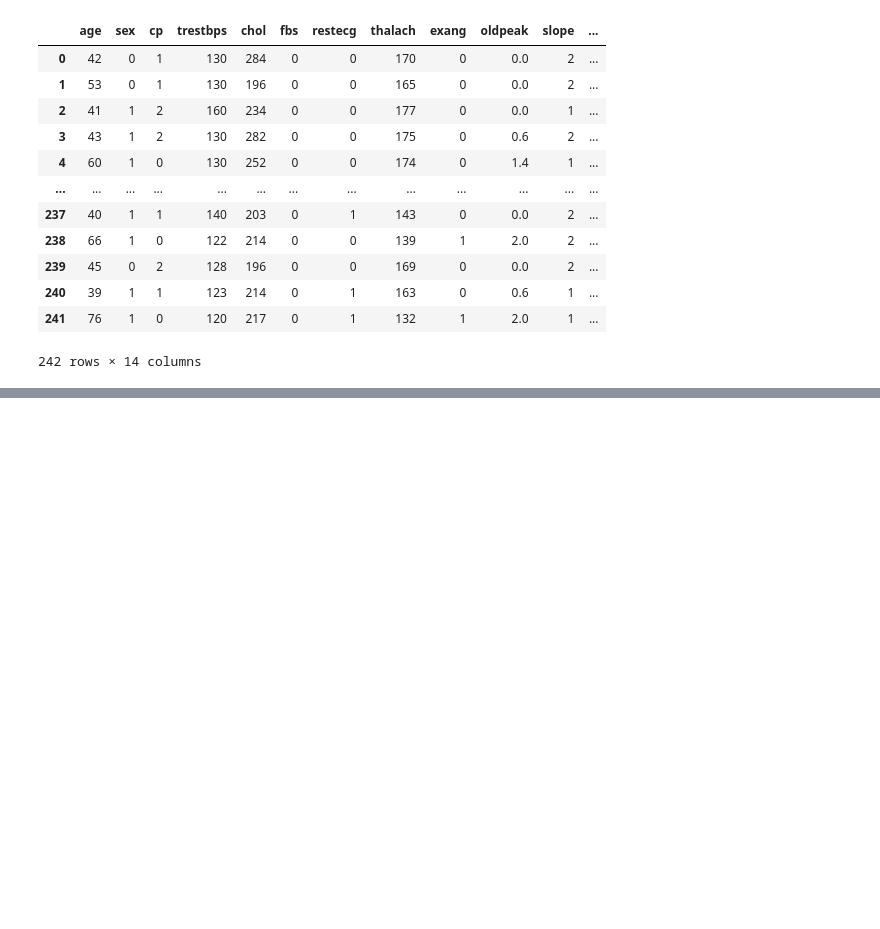
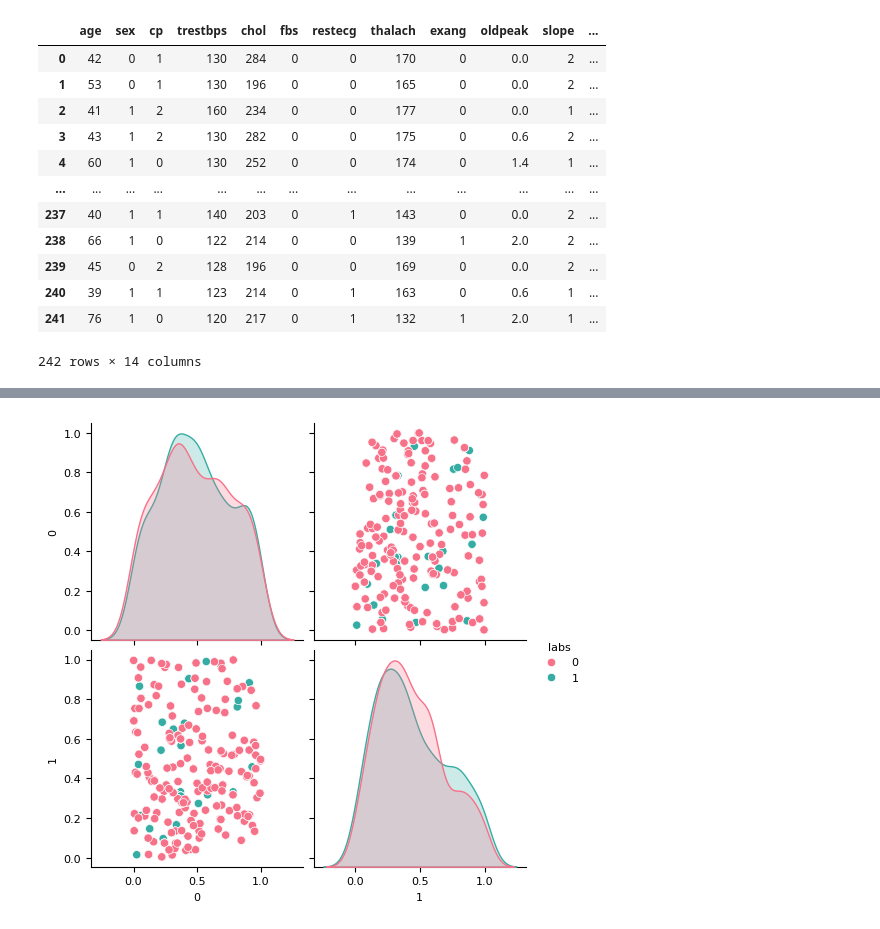
Before and after one commit to notna07/disjoint-synthetic-data-generation, a Jupyter notebook: 00_tutorial.ipynb, the cells around one changed output, grey strips where cells are left out. Cells and saved outputs as stored; diff of their text form; code cells hidden in the pictures; blank space fills up the shorter version.

```diff
--- a/00_tutorial.ipynb
+++ b/00_tutorial.ipynb
@@ -223,0 +287,17 @@ Predicted good joins fraction: 0.012345679012345678
+# %%
+import numpy as np
+# even simpler dataset to also check uncorrelated attribute combinations
+
+x1 = np.random.rand(250)
+x2 = np.random.rand(250)
+X1 = pd.DataFrame({'x1': x1, 'x2': x2})
+
+x3 = 2*x1
+x4 = -3*x2
+X2 = pd.DataFrame({'x3': x3, 'x4': x4})
+
+df = pd.DataFrame({'x1': x1, 'x2': x2, 'x3': x3, 'x4': x4})
+
+df_train = df.sample(frac=0.8, random_state=42)
+df_test = df.drop(df_train.index)
+df_train.head()
@@ -223,0 +311,13 @@ Predicted good joins fraction: 0.012345679012345678
+# %%
+import seaborn as sns
+import matplotlib.pyplot as plt
+
+from disjoint_generative_model.utils.joining_validator import _setup_training_data
+
+data, labs = _setup_training_data({'part1': df_train[X1.columns], 'part2': df_train[X2.columns]})
+data['labs'] = labs
+
+sns.pairplot(data[[0, 1, 'labs']], hue='labs', palette='husl', diag_kind='kde')
+plt.show()
+# %% [output]
+[figure, added]
```
Also changed, not shown: parts of 9 cells of this notebook, 4 other files.
